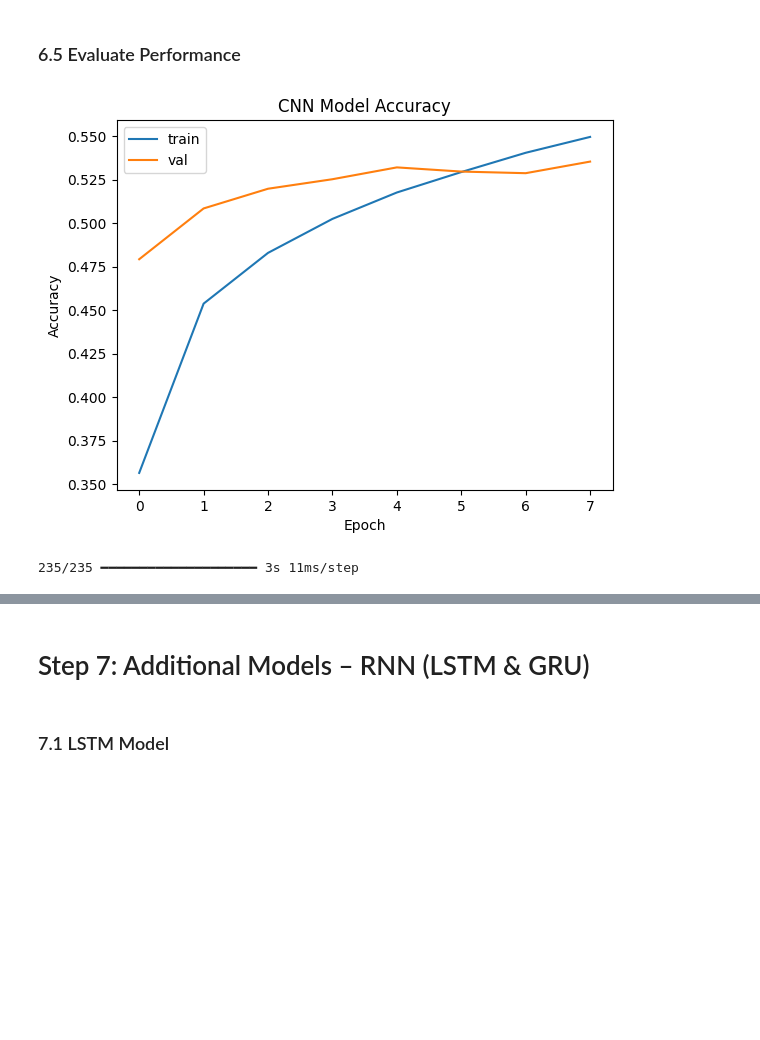
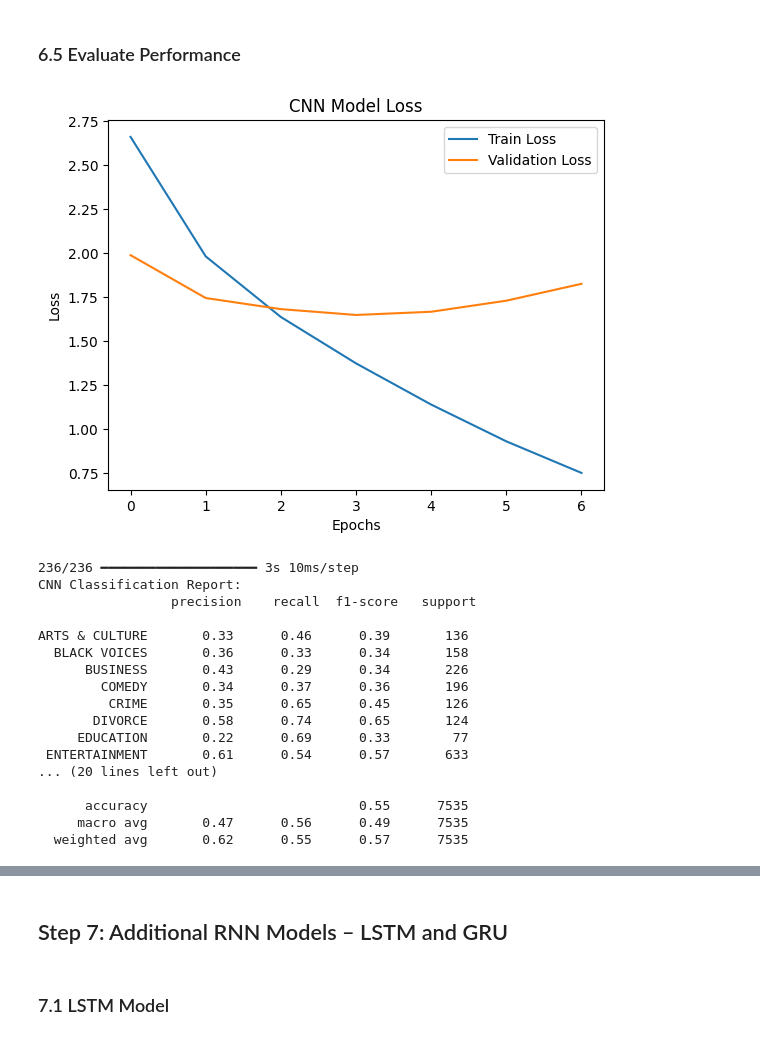
Before and after one commit to mcarvalhosa/news_classification_project, a Jupyter notebook: src/main.ipynb, the cells around one changed output, grey strips where cells are left out. Cells and saved outputs as stored; diff of their text form; code cells hidden in the pictures; blank space fills up the shorter version.

```diff
--- a/src/main.ipynb
+++ b/src/main.ipynb
@@ -256,7 +392,8 @@ Freeze on U.S. Troop Withdrawal From Afghanistan Marks Latest Chapter in Debate
 # %%
 def clean_for_spacy(text):
     text = text.lower()
-    text = re.sub(r'[^a-z\s]', '', text)
+    # Keep words, digits, $ and # symbols
+    text = re.sub(r'[^a-z0-9$#\s]', '', text)
     return text
 # %% [markdown]
 ### 3.2 Fast preprocessing using spaCy's nlp.pipe for lemmatization
@@ -342,8 +496,4 @@ Validation samples: 7500
 Test samples: 7500
 # %% [markdown]
 ### Wrap into DataFrames for easier handling
-# %%
-train_df = pd.DataFrame({'text': train_texts, 'label': train_labels})
-val_df = pd.DataFrame({'text': val_texts, 'label': val_labels})
-test_df = pd.DataFrame({'text': test_texts, 'label': test_labels})
 # %% [markdown]
@@ -491,18 +680,33 @@ for word, i in tokenizer.word_index.items():
 # %%
+# I built a 1D Convolutional Neural Network (CNN) for text classification.
+# The architecture is designed to capture local n-gram patterns from sequences of tokens.
+
 cnn_model = Sequential()
+
+# I initialized the embedding layer using pretrained GloVe vectors
+# and set trainable=True to allow fine-tuning on my dataset.
 cnn_model.add(Embedding(
     input_dim=vocab_size,
     output_dim=embedding_dim,
-    weights=[embedding_matrix],   # use this only if loading GloVe
-    input_length=MAX_SEQUENCE_LENGTH,
-    trainable=False               # set True if you want fine-tuning
+    weights=[embedding_matrix],
+    trainable=True
 ))
 
+# A Conv1D layer helps detect local features such as phrases and sentiment cues.
 cnn_model.add(Conv1D(filters=128, kernel_size=3, activation='relu'))
+
+# Global max pooling reduces the sequence dimension and keeps the strongest signal.
 cnn_model.add(GlobalMaxPooling1D())
+
+# A dense layer to increase model capacity and non-linearity.
 cnn_model.add(Dense(64, activation='relu'))
+
+# Dropout helps prevent overfitting.
 cnn_model.add(Dropout(0.5))
+
+# Final softmax layer to output probabilities across all categories.
 cnn_model.add(Dense(num_classes, activation='softmax'))
+
 
 cnn_model.compile(
     loss='categorical_crossentropy',
@@ -543,7 +747,8 @@ history = cnn_model.fit(
     validation_data=(X_val_seq, y_val_cat),
     epochs=15,
     batch_size=32,
-    callbacks=[early_stop]
+    callbacks=[early_stop],
+    class_weight=class_weights_dict
 )
 # %% [output]
 Epoch 1/15
@@ -566,31 +769,48 @@ Epoch 8/15
 ### 6.5 Evaluate Performance
 # %%
 # Plot accuracy
-plt.plot(history.history['accuracy'], label='train')
-plt.plot(history.history['val_accuracy'], label='val')
-plt.title('CNN Model Accuracy')
-plt.xlabel('Epoch')
-plt.ylabel('Accuracy')
+plt.figure()
+plt.plot(history.history['loss'], label='Train Loss')
+plt.plot(history.history['val_loss'], label='Validation Loss')
+plt.title("CNN Model Loss")
+plt.xlabel("Epochs")
+plt.ylabel("Loss")
 plt.legend()
 plt.show()
 
+
 # Predictions
 y_pred_cnn = cnn_model.predict(X_test_seq).argmax(axis=1)
-
 # Evaluation
 print("CNN Classification Report:\n",
       classification_report(test_df['label'], y_pred_cnn, target_names=label_encoder.classes_))
 
 
 # Confusion matrix
 sns.heatmap(confusion_matrix(test_df['label'], y_pred_cnn),
             xticklabels=label_encoder.classes_, yticklabels=label_encoder.classes_,
             annot=False, cmap="Purples")
 plt.title("CNN Confusion Matrix")
 plt.xlabel("Predicted")
 plt.ylabel("True")
 plt.tight_layout()
 plt.show()
 # %% [output]
-[figure, old version]
+[figure, new version]
-235/235 ━━━━━━━━━━━━━━━━━━━━ 3s 11ms/step
+236/236 ━━━━━━━━━━━━━━━━━━━━ 3s 10ms/step
+CNN Classification Report:
+                 precision    recall  f1-score   support
+
+ARTS & CULTURE       0.33      0.46      0.39       136
+  BLACK VOICES       0.36      0.33      0.34       158
+      BUSINESS       0.43      0.29      0.34       226
+        COMEDY       0.34      0.37      0.36       196
+         CRIME       0.35      0.65      0.45       126
+       DIVORCE       0.58      0.74      0.65       124
+     EDUCATION       0.22      0.69      0.33        77
+ ENTERTAINMENT       0.61      0.54      0.57       633
+... (20 lines left out)
+
+      accuracy                           0.55      7535
+     macro avg       0.47      0.56      0.49      7535
+  weighted avg       0.62      0.55      0.57      7535
@@ -615,5 +818,5 @@ CULTURE & ARTS       0.44      0.11      0.17        37
 # %% [markdown]
-# Step 7: Additional Models – RNN (LSTM & GRU)
+## Step 7: Additional RNN Models – LSTM and GRU
 # %% [markdown]
 ### 7.1 LSTM Model
 # %%
```
Also changed, not shown: parts of 68 cells of this notebook, 3 other files.
